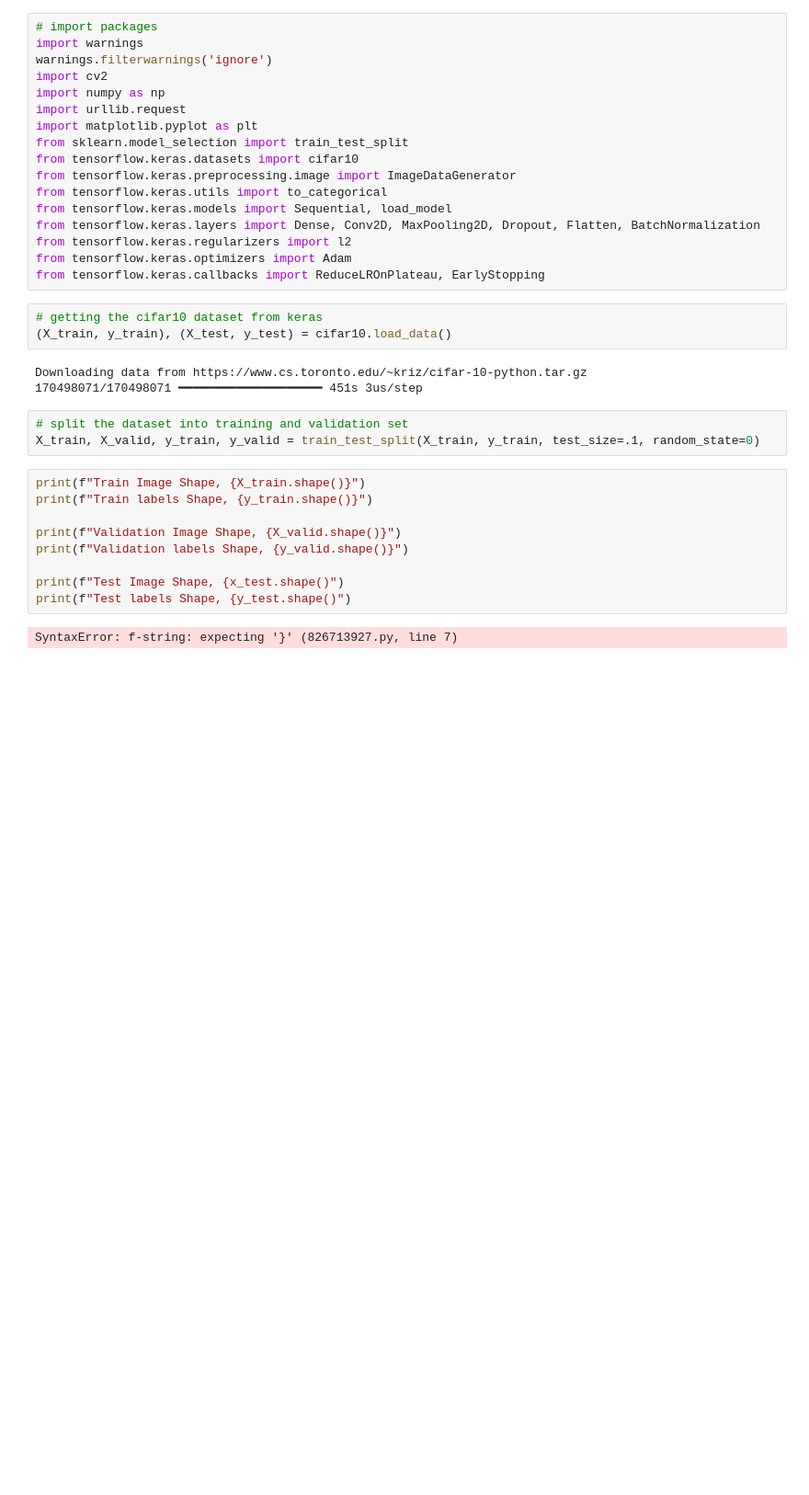
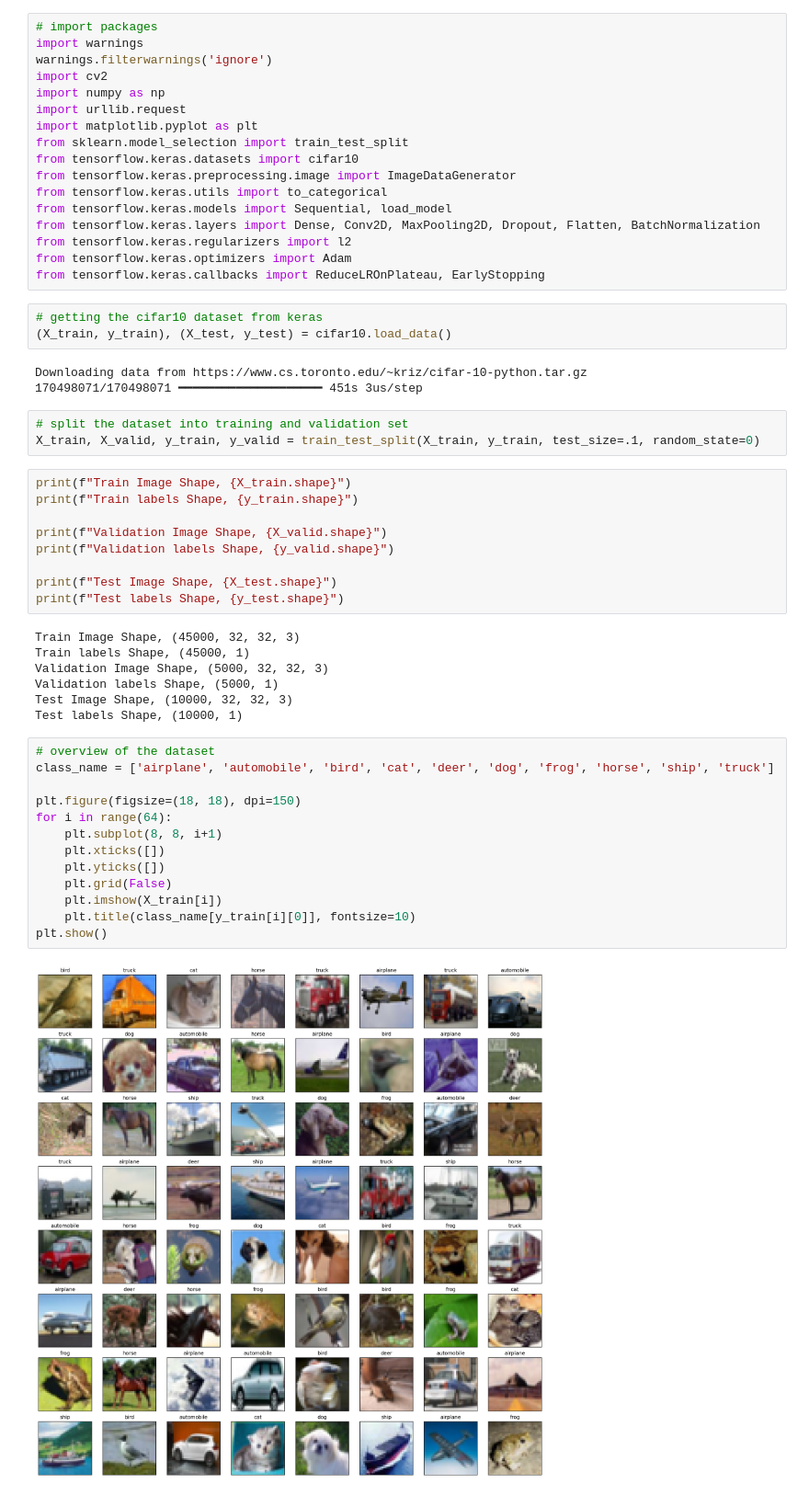
Before and after one commit to Brian342/ImageClassification, a Jupyter notebook: ImageClassifications.ipynb, the cells around one changed output. Shown: that part at 92% size. Saved outputs shown, nothing was run; the diff lists cells and outputs as text; blank space fills up the shorter version.

```diff
--- a/ImageClassifications.ipynb
+++ b/ImageClassifications.ipynb
@@ -25,13 +25,33 @@ Downloading data from https://www.cs.toronto.edu/~kriz/cifar-10-python.tar.gz
 # split the dataset into training and validation set
 X_train, X_valid, y_train, y_valid = train_test_split(X_train, y_train, test_size=.1, random_state=0)
 # %%
-print(f"Train Image Shape, {X_train.shape()}")
-print(f"Train labels Shape, {y_train.shape()}")
+print(f"Train Image Shape, {X_train.shape}")
+print(f"Train labels Shape, {y_train.shape}")
 
-print(f"Validation Image Shape, {X_valid.shape()}")
-print(f"Validation labels Shape, {y_valid.shape()}")
+print(f"Validation Image Shape, {X_valid.shape}")
+print(f"Validation labels Shape, {y_valid.shape}")
 
-print(f"Test Image Shape, {x_test.shape()")
-print(f"Test labels Shape, {y_test.shape()")
+print(f"Test Image Shape, {X_test.shape}")
+print(f"Test labels Shape, {y_test.shape}")
 # %% [output]
-SyntaxError: f-string: expecting '}' (826713927.py, line 7)
+Train Image Shape, (45000, 32, 32, 3)
+Train labels Shape, (45000, 1)
+Validation Image Shape, (5000, 32, 32, 3)
+Validation labels Shape, (5000, 1)
+Test Image Shape, (10000, 32, 32, 3)
+Test labels Shape, (10000, 1)
+# %%
+# overview of the dataset
+class_name = ['airplane', 'automobile', 'bird', 'cat', 'deer', 'dog', 'frog', 'horse', 'ship', 'truck']
+
+plt.figure(figsize=(18, 18), dpi=150)
+for i in range(64):
+    plt.subplot(8, 8, i+1)
+    plt.xticks([])
+    plt.yticks([])
+    plt.grid(False)
+    plt.imshow(X_train[i])
+    plt.title(class_name[y_train[i][0]], fontsize=10)
+plt.show()
+# %% [output]
+[figure, added]
```
